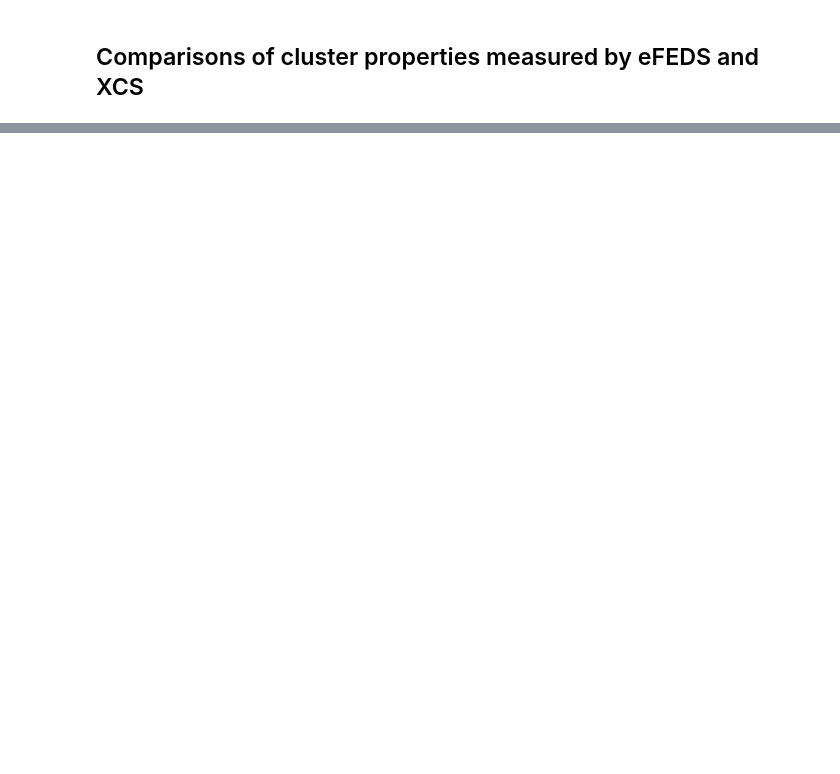
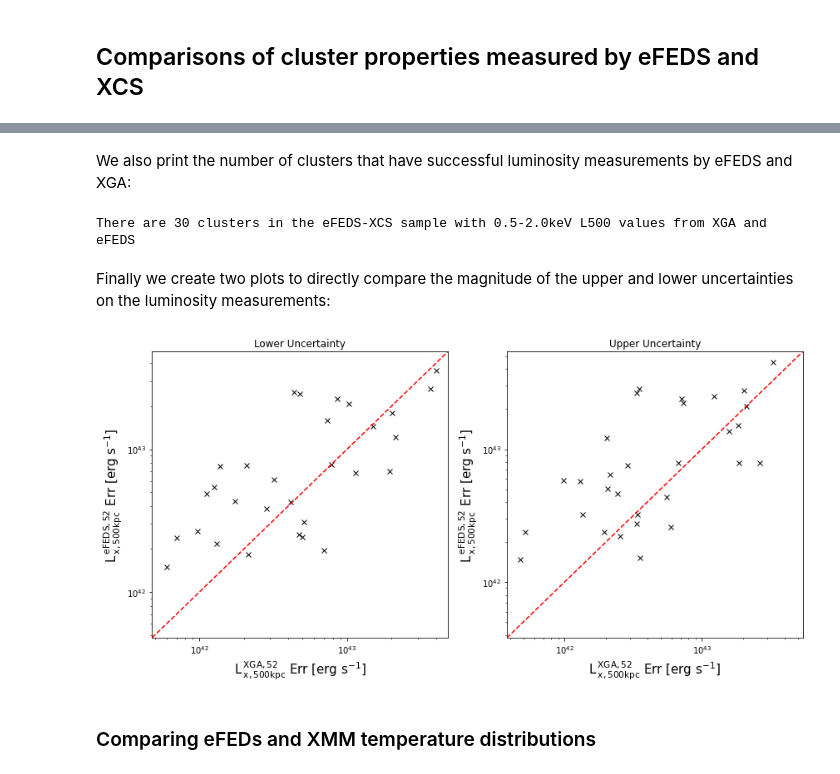
Before and after one commit to DavidT3/eFEDS-XCS-Paper, a Jupyter notebook: analysis_code/cluster_analysis.ipynb, the cells around one changed output, grey strips where cells are left out. Drawn from its saved outputs; the diff is of its cells as text; code cells hidden in the pictures; blank space fills up the shorter version.

```diff
--- a/analysis_code/cluster_analysis.ipynb
+++ b/analysis_code/cluster_analysis.ipynb
@@ -78,7 +76,7 @@ xxl.head(10)
 # %% [markdown]
 We read in the eFEDS X-ray cluster candidate catalogue that is [available here](https://erosita.mpe.mpg.de/edr/eROSITAObservations/Catalogues/liuA/eFEDS_clusters_V3.fits.gz), though we have converted the file to a csv for convenience. We also alter the resulting table so that it contains $\pm$ uncertainties on $T_{\rm{X}}$ and $L_{\rm{X}}$ measurements, rather than just confidence limits, this makes plotting and fitting easier later on in the analysis. Finally we add a 'name' column based around the 'ID_SRC' values, as the source names in the 'ID' column are not necessarily consistent between the X-ray cluster candidate and optical counterpart catalogues.
 # %%
-efeds_xray = pd.read_csv("efeds_xray_cluster_candidates.csv")
+efeds_xray = pd.read_csv("sample_files/efeds_xray_cluster_candidates.csv")
 
 # Changing upper and lower limits to uncertainties for 300kpc values
 efeds_xray['T_300kpc-'] = efeds_xray['T_300kpc'] - efeds_xray['T_300kpc_L']
@@ -142,0 +176,3 @@ This sample is a subset of the eFEDS-XMM sample, but we felt that presenting a d
+# %%
+efeds_xcs = pd.read_csv("sample_files/efeds-xcs_sample.csv")
+efeds_xcs.head(10)
@@ -223,0 +760,61 @@ This sample is a subset of the eFEDS-XMM sample, but we felt that presenting a d
+# %% [markdown]
+We also print the number of clusters that have successful luminosity measurements by eFEDS and XGA:
+# %%
+both_ind = np.where(np.isfinite(xga_l500[:, 0]) & np.isfinite(erosita_l500[:, 0]))[0]
+print('There are {n} clusters in the eFEDS-XCS sample with 0.5-2.0keV L500 values '\
+      'from XGA and eFEDS'.format(n=len(both_ind)))
+# %% [output]
+There are 30 clusters in the eFEDS-XCS sample with 0.5-2.0keV L500 values from XGA and eFEDS
+# %% [markdown]
+Finally we create two plots to directly compare the magnitude of the upper and lower uncertainties on the luminosity measurements:
+# %%
+# Define the figure with two subplots
+fig, ax_arr = plt.subplots(ncols=2, figsize=(12, 6))
+
+# Find clusters where both luminosity measured by eFEDS and by XGA is valid
+both_ind = np.where(np.isfinite(xga_l500[:, 0]) & np.isfinite(erosita_l500[:, 0]))[0]
+
+# Read out those lums
+chos_xga = xga_l500[both_ind, :].value
+chos_erosita = erosita_l500[both_ind, :].value
+
+# Setup the limits of the plot
+llim = min(np.nanmin(chos_xga[:, 1]), np.nanmin(chos_erosita[:, 1]))*0.8
+ulim = max(np.nanmax(chos_xga[:, 1]), np.nanmax(chos_erosita[:, 1]))*1.2
+lims = [llim, ulim]
+
+# Plot the -err comparison
+ax = ax_arr[0]
+ax.set_title('Lower Uncertainty')
+ax.plot(lims, lims, color='red', linestyle='dashed', label='1:1', zorder=10)
+ax.plot(chos_xga[:, 1], chos_erosita[:, 1], 'x', color='black')
+ax.set_xscale('log')
+ax.set_yscale('log')
+ax.set_xlim(lims)
+ax.set_ylim(lims)
+ax.set_ylabel(r'L$^{\:\rm{eFEDS, 52}}_{\:\rm{x, 500kpc}}$ Err [erg s$^{-1}$]', fontsize=15)
+ax.set_xlabel(r'L$^{\:\rm{XGA, 52}}_{\:\rm{x, 500kpc}}$ Err [erg s$^{-1}$]', fontsize=15)
+
+llim = min(np.nanmin(chos_xga[:, 2]), np.nanmin(chos_erosita[:, 2]))*0.8
+ulim = max(np.nanmax(chos_xga[:, 2]), np.nanmax(chos_erosita[:, 2]))*1.2
+lims = [llim, ulim]
+
+# Plot the +err comparison
+ax = ax_arr[1]
+ax.set_title('Upper Uncertainty')
+ax.plot(lims, lims, color='red', linestyle='dashed', label='1:1', zorder=10)
+ax.plot(chos_xga[:, 2], chos_erosita[:, 2], 'x', color='black')
+ax.set_xscale('log')
+ax.set_yscale('log')
+ax.set_xlim(lims)
+ax.set_ylim(lims)
+ax.set_ylabel(r'L$^{\:\rm{eFEDS, 52}}_{\:\rm{x, 500kpc}}$ Err [erg s$^{-1}$]', fontsize=15)
+ax.set_xlabel(r'L$^{\:\rm{XGA, 52}}_{\:\rm{x, 500kpc}}$ Err [erg s$^{-1}$]', fontsize=15)
+
+# Display the plots
+plt.tight_layout()
+plt.show()
+# %% [output]
+[figure, added]
+# %% [markdown]
+### Comparing eFEDs and XMM temperature distributions
```
Also changed, not shown: parts of 83 cells of this notebook, 5 other files.
